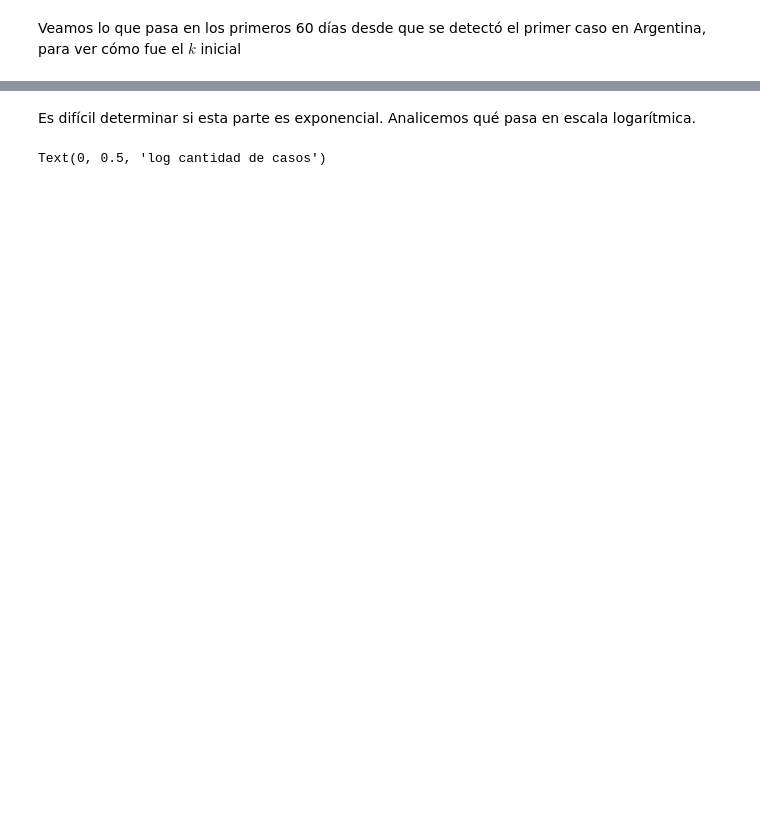
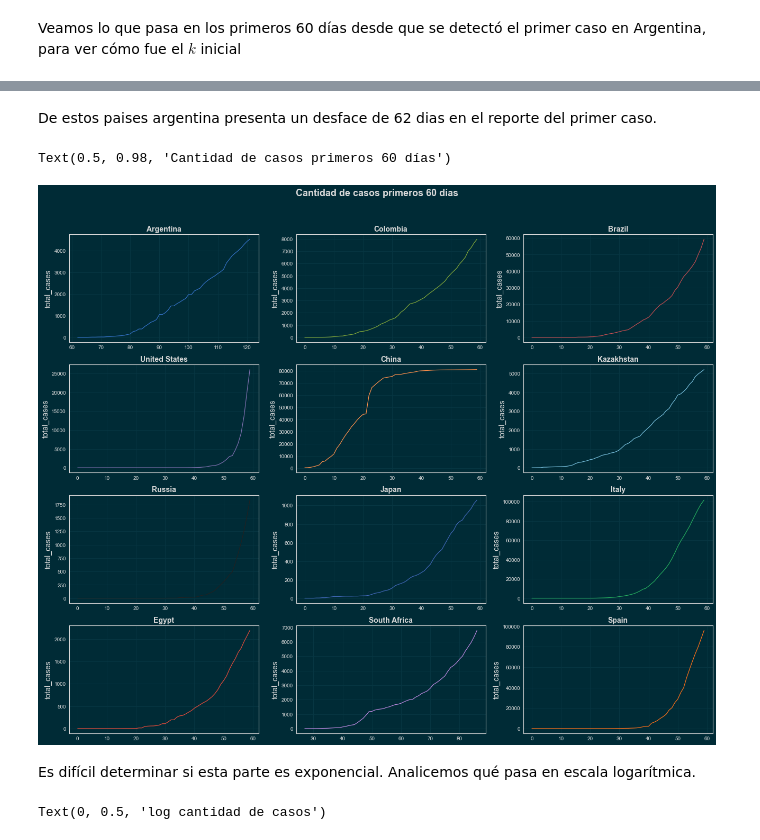
Before and after one commit to Mfsegurag/Informe_Pand-mico, a Jupyter notebook: proyecto_4.ipynb, the cells around one changed output, grey strips where cells are left out. Drawn from its saved outputs; the diff is of its cells as text; code cells hidden in the pictures; blank space fills up the shorter version.

```diff
--- a/proyecto_4.ipynb
+++ b/proyecto_4.ipynb
@@ -251,3 +295,36 @@ Text(0, 0.5, 'cantidad de casos')
+# %% [markdown]
+De estos paises argentina presenta un desface de 62 dias en el reporte del primer caso.
+# %%
+#primeros 60 días
+
+fig, axes = plt.subplots(nrows=4, ncols=3, figsize=(18, 15))
+axes = axes.flat
+
+for j,p in enumerate(Paises):
+    ind_p=np.where(paises==p)
+    ind_p=ind_p[0]
+    casos_p=confirmados[ind_p]
+    dias=np.arange(0,len(casos_p))
+
+    df = datos[datos.location == p]
+    l_i=df.total_cases.isnull().idxmin()-df.iloc[0].name
+    casos_principio=casos_p[l_i:l_i+60]
+    dias_principio=dias[l_i:l_i+60]
+
+    sns.lineplot(x=dias_principio, y=casos_principio,
+        color   = (list(plt.rcParams['axes.prop_cycle'])*2)[j]["color"],
+        #line_kws= {'linewidth': 2},
+        alpha   = 1.0, ax = axes[j])
+    axes[j].set_title(f'{p}', fontsize = 14, fontweight = "bold")
+    axes[j].tick_params(labelsize = 10)
+    axes[j].tick_params(labelsize = 10)
+    axes[j].set_xlabel("")
+fig.tight_layout()
+plt.subplots_adjust(top = 0.9)
+fig.suptitle('Cantidad de casos primeros 60 días', fontsize = 18, fontweight = "bold")
+# %% [output]
+Text(0.5, 0.98, 'Cantidad de casos primeros 60 días')
+[figure, added]
 # %% [markdown]
 Es difícil determinar si esta parte es exponencial. Analicemos qué pasa en escala logarítmica.
 # %%
```
Also changed, not shown: parts of 13 cells of this notebook.
